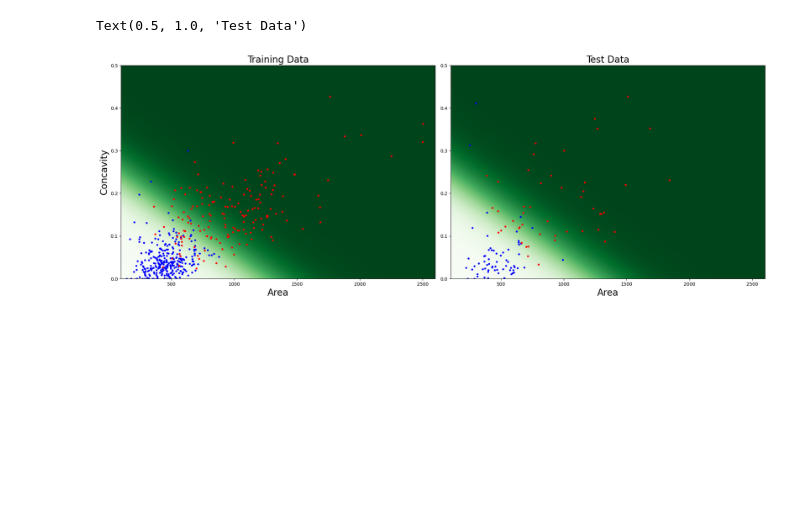
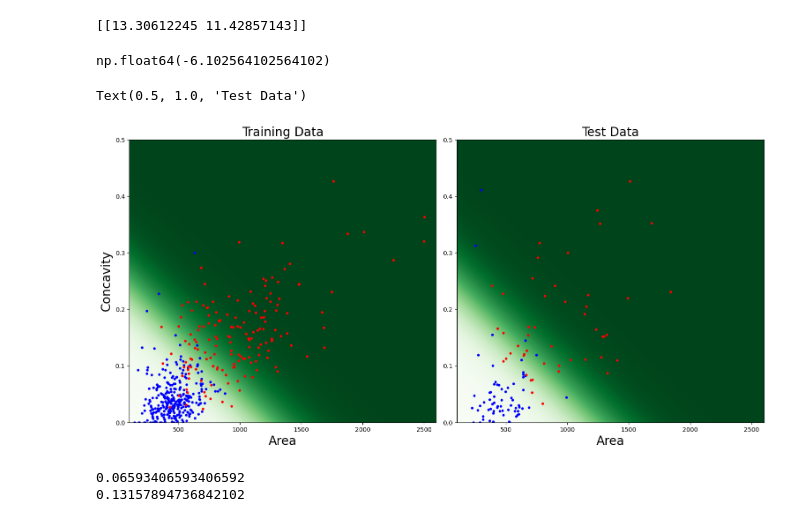
Before and after one commit to 11of12/coursework, a Jupyter notebook: winter2026/ecen471/projects/project3/project3.ipynb, the cells around one changed output. Saved outputs shown, nothing was run; the diff lists cells and outputs as text; code cells hidden in the pictures; blank space fills up the shorter version.

```diff
--- a/winter2026/ecen471/projects/project3/project3.ipynb
+++ b/winter2026/ecen471/projects/project3/project3.ipynb
@@ -70,6 +70,14 @@ intercept = data["intercept"]
 THETA1 = data["THETA1"]
 THETA2 = data["THETA2"]
 J = data["COST_FUNCTION"]
+# %%
+print(coefs)
+# %% [output]
+[[13.30612245 11.42857143]]
+# %%
+intercept
+# %% [output]
+np.float64(-6.102564102564102)
 # %%
 from sklearn.linear_model import LogisticRegression
 
@@ -100,25 +108,25 @@ Z = calculate_Z(X1, X2)
 # %%
 import matplotlib.cm as cm
 from matplotlib import colormaps
-fig, (ax1, ax2) = plt.subplots(1, 2, figsize=(20, 7))
+fig, (ax1, ax2) = plt.subplots(1, 2, figsize=(15, 7))
 
 # cmap = cm.get_cmap('viridis')
 # plt.figure(figsize=(12, 8))
 cmap = colormaps["Greens"]
 # cmap = colormaps["YlGn"]
 ax1.contourf(X1, X2, Z, levels=300, cmap=cmap)
 scatter_data(ax1, X_train, y_train)
 
 ax2.contourf(X1, X2, Z, levels=300, cmap=cmap)
 # fig.colorbar()
 scatter_data(ax2, X_test, y_test)
 fig.tight_layout()
 ax1.set_xlabel("Area", fontsize=20)
 ax2.set_xlabel("Area", fontsize=20)
 
 ax1.set_ylabel("Concavity", fontsize=20)
 ax1.set_title("Training Data", fontsize=20)
 ax2.set_title("Test Data", fontsize=20)
 # %% [output]
 Text(0.5, 1.0, 'Test Data')
-[figure, old version]
+[figure, new version]
@@ -124,0 +139,6 @@ Text(0.5, 1.0, 'Test Data')
+# %%
+print(missclassification_rate(y_train, predictor.predict(X_train)))
+print(missclassification_rate(y_test, predictor.predict(X_test)))
+# %% [output]
+0.06593406593406592
+0.13157894736842102
```
Also changed, not shown: parts of 6 cells of this notebook, 12 other files.
